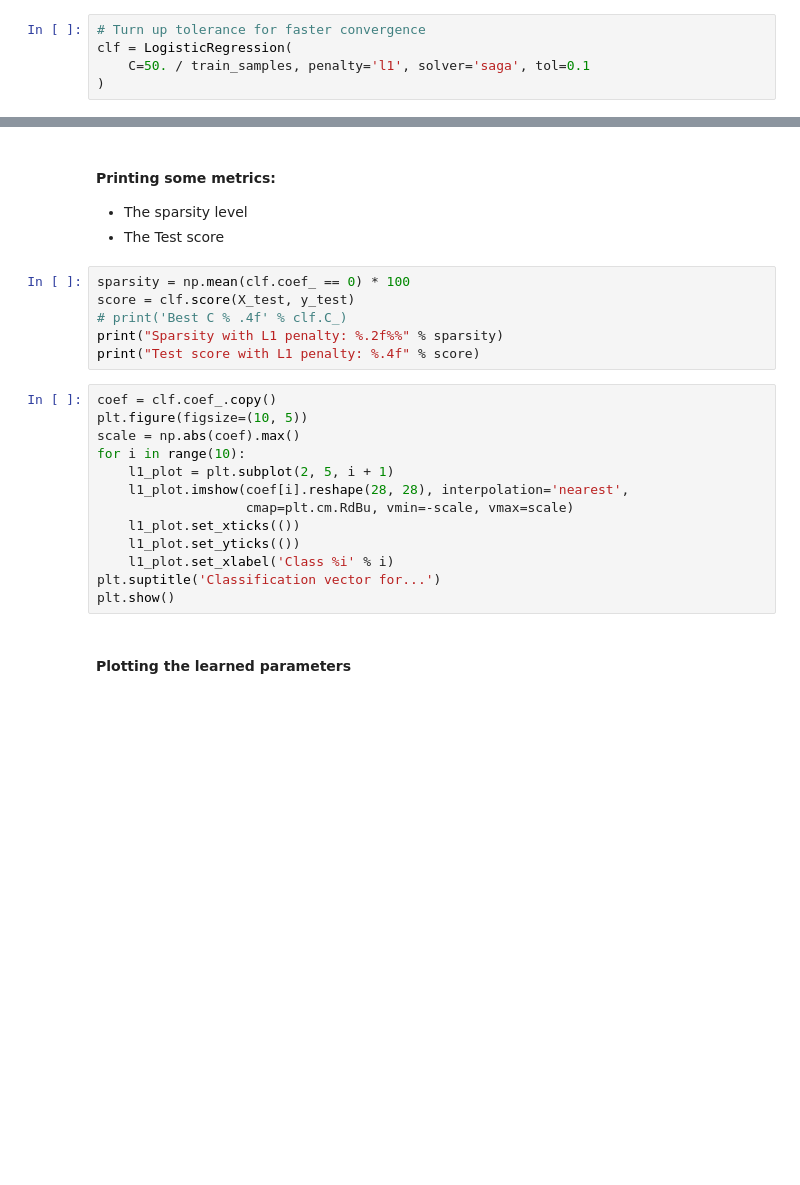
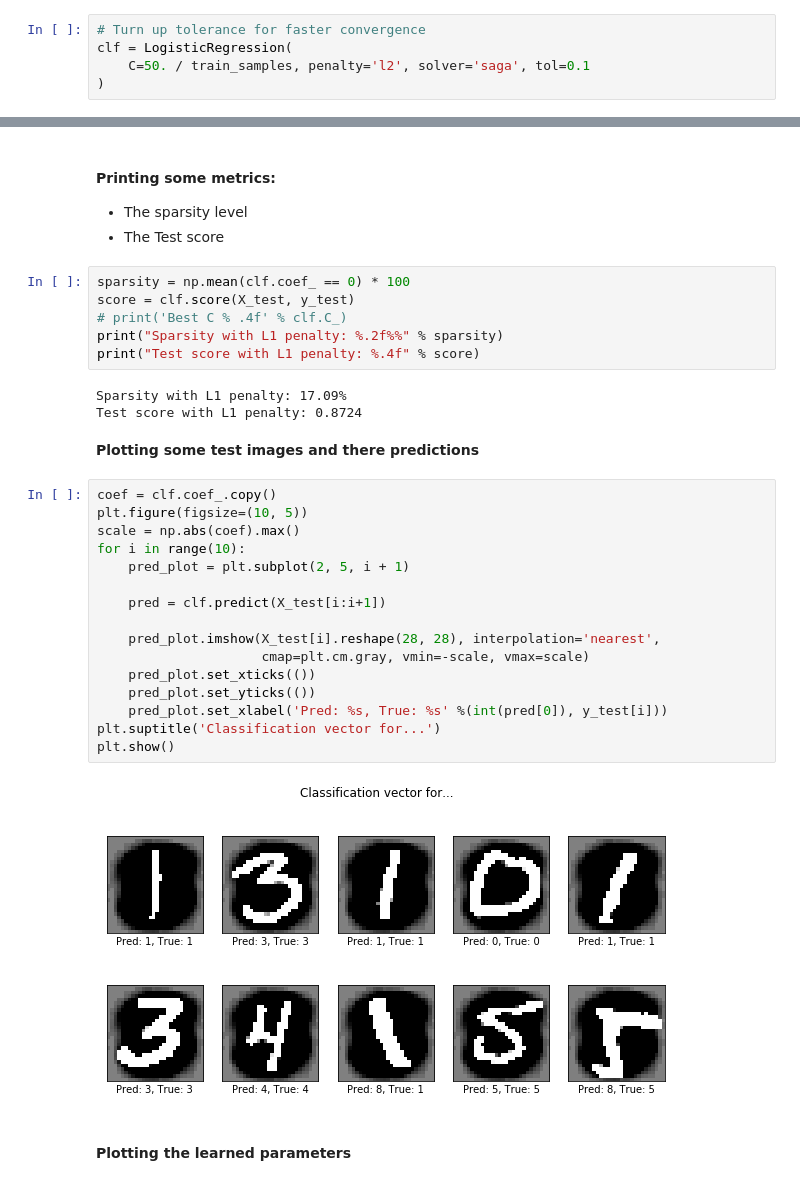
Before and after one commit to Taib/Introduction-to-ML, a Jupyter notebook: Lect_02.ipynb, the cells around one changed output, grey strips where cells are left out. Cells and saved outputs as stored; diff of their text form; blank space fills up the shorter version.

```diff
--- a/Lect_02.ipynb
+++ b/Lect_02.ipynb
@@ -348,7 +397,7 @@ X_test = scaler.transform(X_test)
 # %%
 # Turn up tolerance for faster convergence
 clf = LogisticRegression(
-    C=50. / train_samples, penalty='l1', solver='saga', tol=0.1
+    C=50. / train_samples, penalty='l2', solver='saga', tol=0.1
 )
 # %% [markdown]
 #### Training the classifier
@@ -370,19 +419,29 @@ score = clf.score(X_test, y_test)
 # print('Best C % .4f' % clf.C_)
 print("Sparsity with L1 penalty: %.2f%%" % sparsity)
 print("Test score with L1 penalty: %.4f" % score)
+# %% [output]
+Sparsity with L1 penalty: 17.09%
+Test score with L1 penalty: 0.8724
+# %% [markdown]
+**Plotting some test images and there predictions**
 # %%
 coef = clf.coef_.copy()
 plt.figure(figsize=(10, 5))
 scale = np.abs(coef).max()
 for i in range(10):
-    l1_plot = plt.subplot(2, 5, i + 1)
-    l1_plot.imshow(coef[i].reshape(28, 28), interpolation='nearest',
-                   cmap=plt.cm.RdBu, vmin=-scale, vmax=scale)
-    l1_plot.set_xticks(())
-    l1_plot.set_yticks(())
-    l1_plot.set_xlabel('Class %i' % i)
+    pred_plot = plt.subplot(2, 5, i + 1)
+
+    pred = clf.predict(X_test[i:i+1])
+
+    pred_plot.imshow(X_test[i].reshape(28, 28), interpolation='nearest',
+                     cmap=plt.cm.gray, vmin=-scale, vmax=scale)
+    pred_plot.set_xticks(())
+    pred_plot.set_yticks(())
+    pred_plot.set_xlabel('Pred: %s, True: %s' %(int(pred[0]), y_test[i]))
 plt.suptitle('Classification vector for...')
 plt.show()
+# %% [output]
+[figure, added]
 # %% [markdown]
 #### Plotting the learned parameters
 # %%
```
Also changed, not shown: parts of 36 cells of this notebook, 2 other files.
